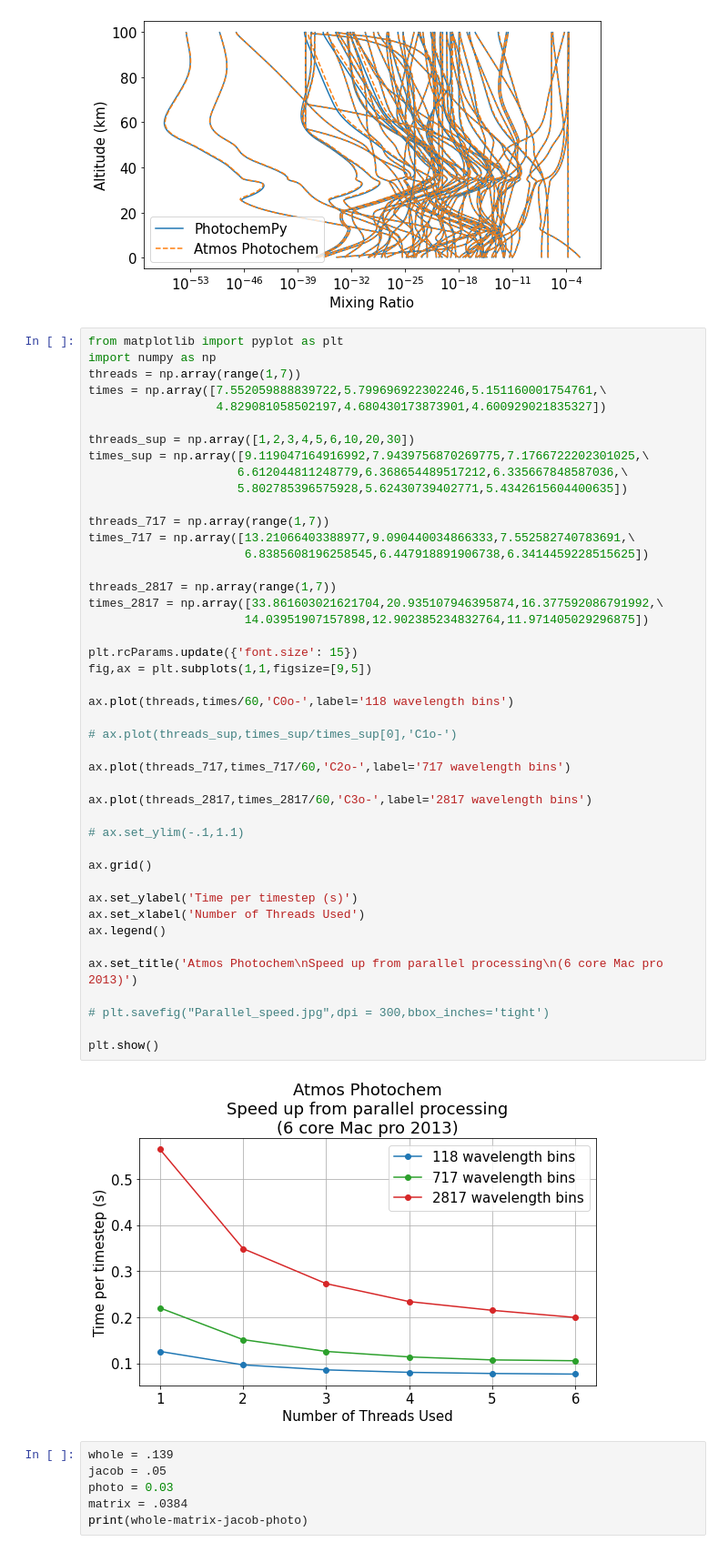
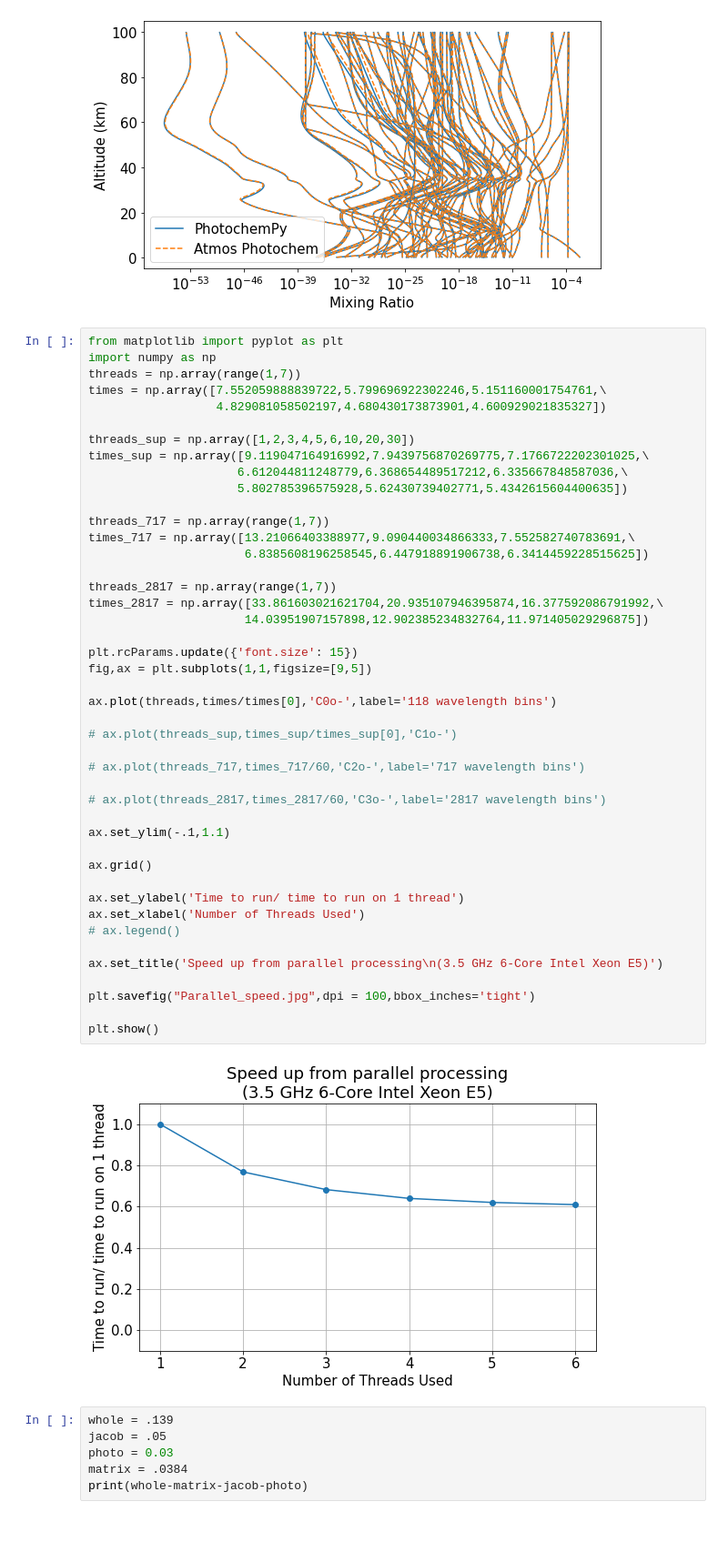
Before and after one commit to Nicholaswogan/PhotochemPy, a Jupyter notebook: codes.ipynb, the cells around one changed output. Shown: that part at 91% size. Drawn from its saved outputs; the diff is of its cells as text; blank space fills up the shorter version.

```diff
--- a/codes.ipynb
+++ b/codes.ipynb
@@ -335,42 +335,42 @@ times = np.array([7.552059888839722,5.799696922302246,5.151160001754761,\
 threads_sup = np.array([1,2,3,4,5,6,10,20,30])
 times_sup = np.array([9.119047164916992,7.9439756870269775,7.1766722202301025,\
                      6.612044811248779,6.368654489517212,6.335667848587036,\
                      5.802785396575928,5.62430739402771,5.4342615604400635])
 
 threads_717 = np.array(range(1,7))
 times_717 = np.array([13.21066403388977,9.090440034866333,7.552582740783691,\
                       6.8385608196258545,6.447918891906738,6.3414459228515625])
 
 threads_2817 = np.array(range(1,7))
 times_2817 = np.array([33.861603021621704,20.935107946395874,16.377592086791992,\
                       14.03951907157898,12.902385234832764,11.971405029296875])
 
 plt.rcParams.update({'font.size': 15})
 fig,ax = plt.subplots(1,1,figsize=[9,5])
 
-ax.plot(threads,times/60,'C0o-',label='118 wavelength bins')
+ax.plot(threads,times/times[0],'C0o-',label='118 wavelength bins')
 
 # ax.plot(threads_sup,times_sup/times_sup[0],'C1o-')
 
-ax.plot(threads_717,times_717/60,'C2o-',label='717 wavelength bins')
+# ax.plot(threads_717,times_717/60,'C2o-',label='717 wavelength bins')
 
-ax.plot(threads_2817,times_2817/60,'C3o-',label='2817 wavelength bins')
+# ax.plot(threads_2817,times_2817/60,'C3o-',label='2817 wavelength bins')
 
-# ax.set_ylim(-.1,1.1)
+ax.set_ylim(-.1,1.1)
 
 ax.grid()
 
-ax.set_ylabel('Time per timestep (s)')
+ax.set_ylabel('Time to run/ time to run on 1 thread')
 ax.set_xlabel('Number of Threads Used')
-ax.legend()
+# ax.legend()
 
-ax.set_title('Atmos Photochem\nSpeed up from parallel processing\n(6 core Mac pro 2013)')
+ax.set_title('Speed up from parallel processing\n(3.5 GHz 6-Core Intel Xeon E5)')
 
-# plt.savefig("Parallel_speed.jpg",dpi = 300,bbox_inches='tight')
+plt.savefig("Parallel_speed.jpg",dpi = 100,bbox_inches='tight')
 
 plt.show()
 # %% [output]
-[figure, old version]
+[figure, new version]
 # %%
 whole = .139
 jacob = .05
```
Also changed, not shown: 2 other files.
